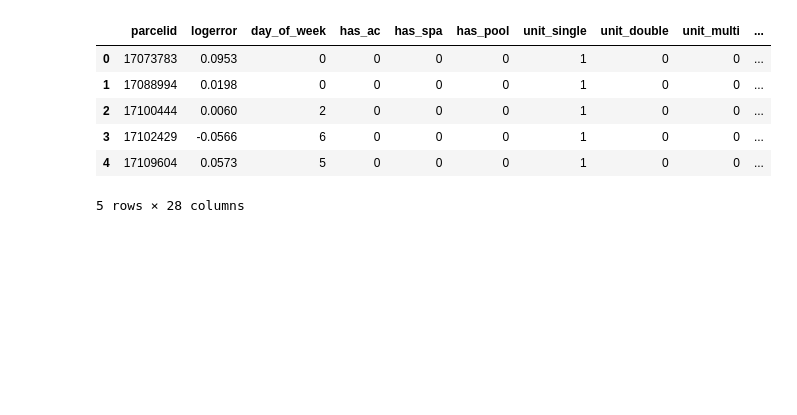
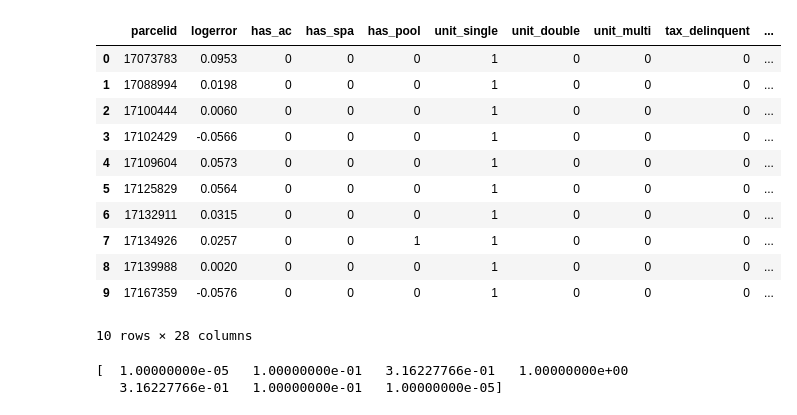
Before and after one commit to markertsean/zillow, a Jupyter notebook: train.ipynb, the cells around one changed output. Saved outputs shown, nothing was run; the diff lists cells and outputs as text; code cells hidden in the pictures; blank space fills up the shorter version.

```diff
--- a/train.ipynb
+++ b/train.ipynb
@@ -30,12 +36,17 @@ del trans
 my_df = zf.build_data( my_df )
 my_df = zf.scale_data( my_df )
 # %%
-my_df.head()
+my_df.head(10)
 # %% [output]
-|  | parcelid | logerror | day_of_week | has_ac | has_spa | has_pool | unit_single | unit_double | unit_multi | ... |
-| 0 | 17073783 | 0.0953 | 0 | 0 | 0 | 0 | 1 | 0 | 0 | ... |
-| 1 | 17088994 | 0.0198 | 0 | 0 | 0 | 0 | 1 | 0 | 0 | ... |
-| 2 | 17100444 | 0.0060 | 2 | 0 | 0 | 0 | 1 | 0 | 0 | ... |
-| 3 | 17102429 | -0.0566 | 6 | 0 | 0 | 0 | 1 | 0 | 0 | ... |
-| 4 | 17109604 | 0.0573 | 5 | 0 | 0 | 0 | 1 | 0 | 0 | ... |
+|  | parcelid | logerror | has_ac | has_spa | has_pool | unit_single | unit_double | unit_multi | tax_delinquent | ... |
+| 0 | 17073783 | 0.0953 | 0 | 0 | 0 | 1 | 0 | 0 | 0 | ... |
+| 1 | 17088994 | 0.0198 | 0 | 0 | 0 | 1 | 0 | 0 | 0 | ... |
+| 2 | 17100444 | 0.0060 | 0 | 0 | 0 | 1 | 0 | 0 | 0 | ... |
+| 3 | 17102429 | -0.0566 | 0 | 0 | 0 | 1 | 0 | 0 | 0 | ... |
+| 4 | 17109604 | 0.0573 | 0 | 0 | 0 | 1 | 0 | 0 | 0 | ... |
+| 5 | 17125829 | 0.0564 | 0 | 0 | 0 | 1 | 0 | 0 | 0 | ... |
+| 6 | 17132911 | 0.0315 | 0 | 0 | 0 | 1 | 0 | 0 | 0 | ... |
+| 7 | 17134926 | 0.0257 | 0 | 0 | 1 | 1 | 0 | 0 | 0 | ... |
+| 8 | 17139988 | 0.0020 | 0 | 0 | 0 | 1 | 0 | 0 | 0 | ... |
+| 9 | 17167359 | -0.0576 | 0 | 0 | 0 | 1 | 0 | 0 | 0 | ... |
-5 rows × 28 columns
+10 rows × 28 columns
@@ -41,0 +73,6 @@ my_df.head()
+# %%
+a = np.array([-5,-1,-0.5,0.0,0.5,1,5])
+print 10**(- abs(a) )
+# %% [output]
+[  1.00000000e-05   1.00000000e-01   3.16227766e-01   1.00000000e+00
+   3.16227766e-01   1.00000000e-01   1.00000000e-05]
```
Also changed, not shown: parts of 5 cells of this notebook.
